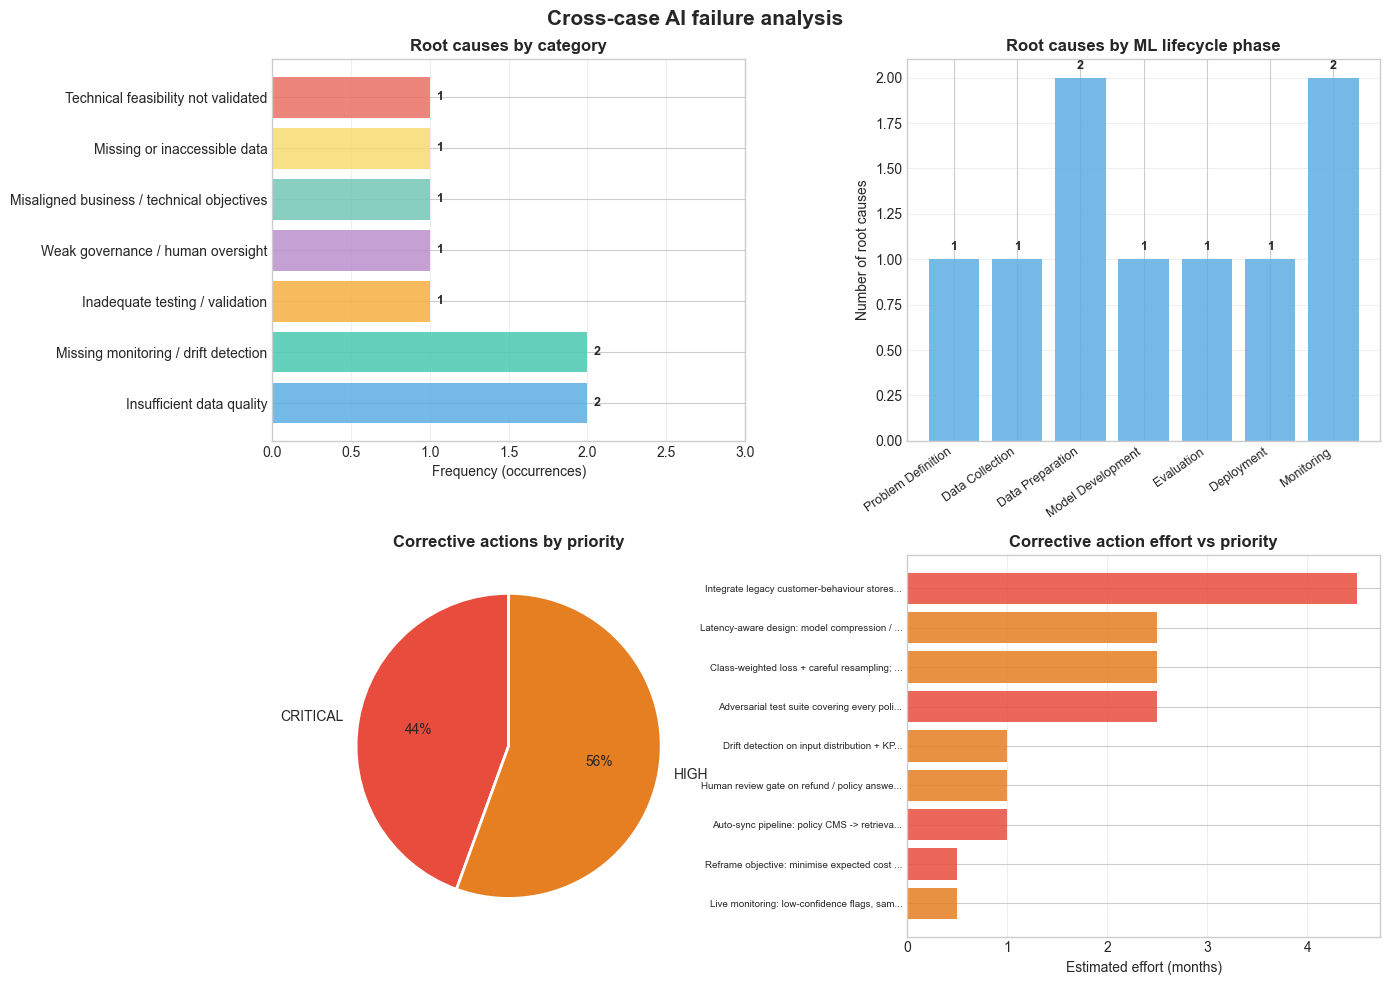
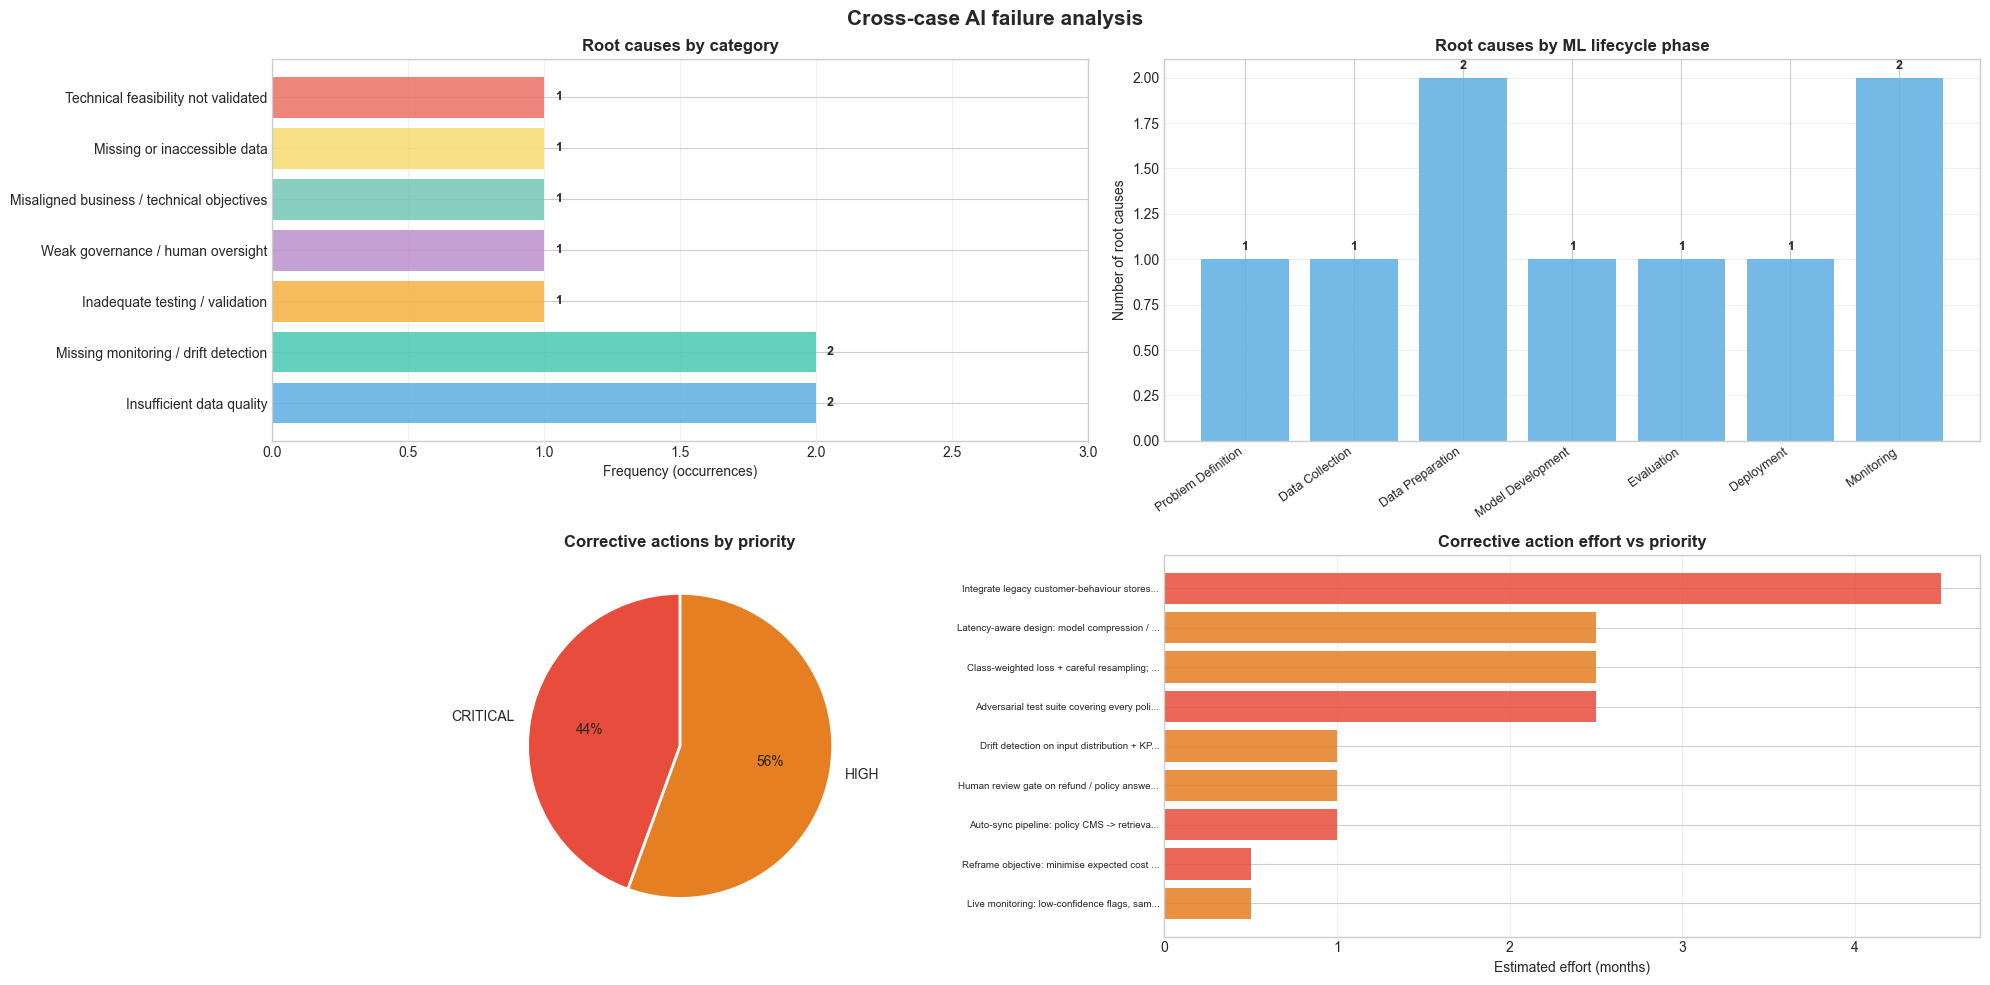
Code edit (unified diff) that turned the first committed figure into the second:
--- before
+++ after
@@ -6,5 +6,5 @@
 }
 
-fig, axes = plt.subplots(2, 2, figsize=(14, 10))
+fig, axes = plt.subplots(2, 2, figsize=(20, 10))
 fig.suptitle('Cross-case AI failure analysis', fontsize=15, fontweight='bold')
 

Commit: Modified the AI failure root cause analysis exercise notebook and updated the corresponding image to reflect the changes made in the notebook.